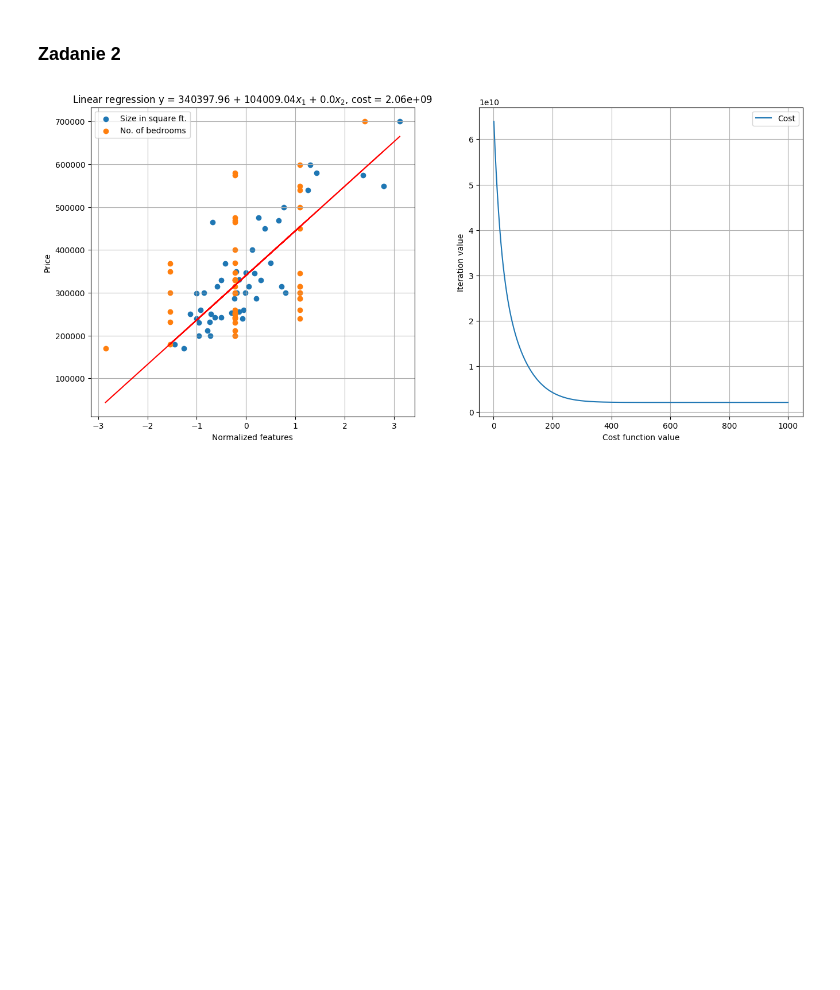
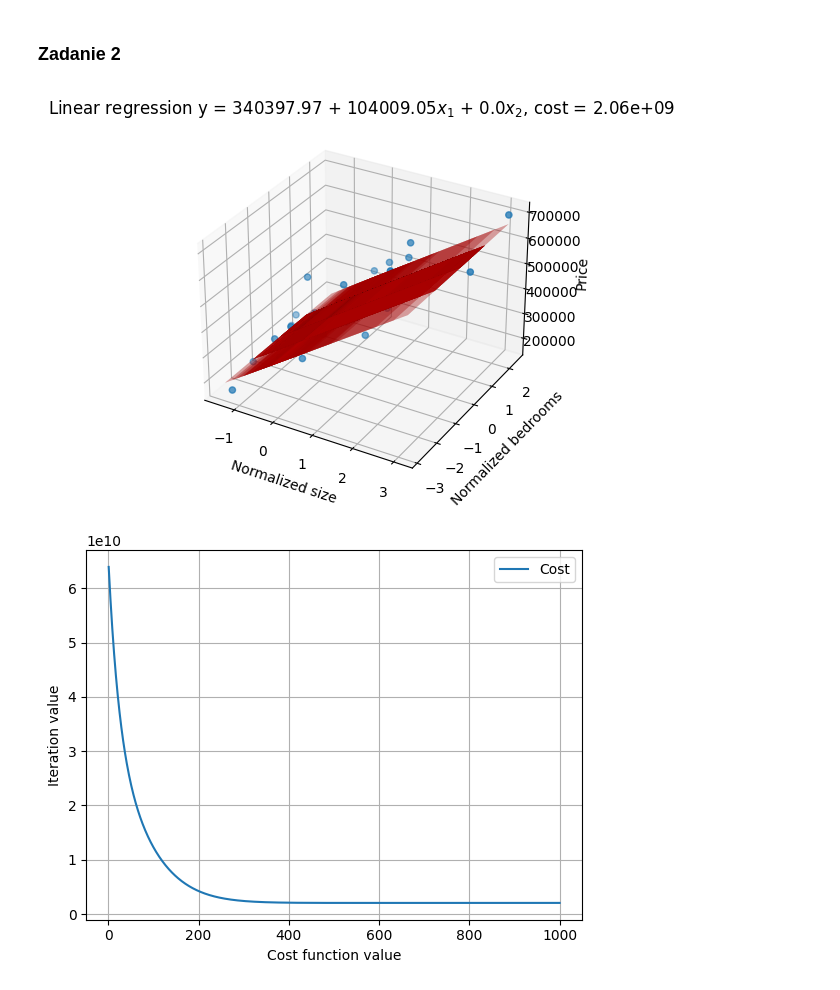
Before and after one commit to DanielJurkowski/UM, a Jupyter notebook: Lab2/lab2_jurkowski_daniel.ipynb, the cells around one changed output. Cells and saved outputs as stored; diff of their text form; code cells hidden in the pictures; blank space fills up the shorter version.

Commit message:
add linear regression with python packages

```diff
--- a/Lab2/lab2_jurkowski_daniel.ipynb
+++ b/Lab2/lab2_jurkowski_daniel.ipynb
@@ -57,8 +64,8 @@ theta = np.matrix(np.array([0.,0.]))
 # %%
 def cost_function(X, Y, theta):
-    m = Y.shape[1]
+    m = Y.shape[0]
 
-    return np.sum(np.square(theta*X - Y)) / (2 * m)
+    return np.sum(np.square(theta.T@X - Y)) / (2 * m)
 
 # test of function
 print(cost_function(X, Y, theta))
@@ -69,8 +76,8 @@ def gradient_method(X, Y, theta, alpha, iter):
     costs = []
 
     for i in range(iter):
-        theta[0, 0] = theta[0, 0] - (alpha / X.shape[1]) * np.sum(theta*X - Y)
-        theta[0, 1] = theta[0, 1] - (alpha / X.shape[1]) * np.sum((theta*X - Y) * X.T)
+        theta[0] = theta[0] - (alpha / X.shape[1]) * np.sum(theta.T@X - Y)
+        theta[1] = theta[1] - (alpha / X.shape[1]) * np.sum((theta.T@X - Y) @ X.T)
         cost = cost_function(X, Y, theta)
         costs.append(cost)
 
@@ -142,26 +151,37 @@ data2_norm.insert(0, 'Ones', 1)
 X = [data2_norm['Ones'], data2_norm['Size'], data2_norm['Bedrooms']]
 Y = data2['Price']
 
-X = np.matrix(X)
-Y = np.matrix(Y.values)
-theta = np.matrix(np.array([0.,0., 0.]))
+X = np.array(X)
+Y = np.array(Y.values)
+
+X_data2 = X
+Y_data2 = Y
+
+theta = np.zeros((X.shape[0], 1), dtype=np.float32)
 # %%
 cost, theta, costs = gradient_method(X, Y, theta, alpha, iter)
 
-fig, ax = plt.subplots(1, 2, figsize=(16, 7))
-ax[0].scatter(data2_norm['Size'], data2['Price'], label='Size in square ft.')
-ax[0].scatter(data2_norm['Bedrooms'], data2['Price'], label='No. of bedrooms')
-ax[0].plot(np.matrix([data2_norm['Size'], data2_norm['Bedrooms']]), theta[0, 0] + theta[0, 1]*np.matrix([data2_norm['Size'], data2_norm['Bedrooms']]) , '-r')
-ax[0].grid()
-ax[0].legend()
-ax[0].set_title(f'Linear regression y = {theta[0, 0]:.2f} + {theta[0, 1]:.2f}$x_{1}$ + {theta[0, 2]}$x_{2}$, cost = {cost:.2e}')
-ax[0].set_xlabel('Normalized features')
-ax[0].set_ylabel('Price')
-ax[1].plot(np.arange(1, iter + 1), costs, label='Cost')
-ax[1].grid()
-ax[1].set_xlabel('Cost function value')
-ax[1].set_ylabel('Iteration value')
-ax[1].legend()
+X, Y = np.meshgrid(data2_norm['Size'], data2_norm['Bedrooms'])
+
+fig = plt.figure()
+ax = fig.add_subplot(111, projection='3d')
+ax.scatter(data2_norm['Size'], data2_norm['Bedrooms'], data2['Price'])
+ax.plot_surface(X, Y, theta[0] + theta[1] * X + theta[2] * Y, alpha=0.1, color='r', label='Prediction')
+ax.grid()
+ax.set_title(f'Linear regression y = {theta[0][0]:.2f} + {theta[1][0]:.2f}$x_{1}$ + {theta[2][0]}$x_{2}$, cost = {cost:.2e}')
+ax.set_xlabel('Normalized size')
+ax.set_ylabel('Normalized bedrooms')
+ax.set_zlabel('Price')
 plt.show()
+
+
+plt.figure()
+plt.plot(np.arange(1, iter + 1), costs, label='Cost')
+plt.grid()
+plt.xlabel('Cost function value')
+plt.ylabel('Iteration value')
+plt.legend()
+plt.show()
 # %% [output]
-[figure, old version]
+[figure, new version]
+[figure, added]
```
Also changed, not shown: parts of 9 cells of this notebook.
